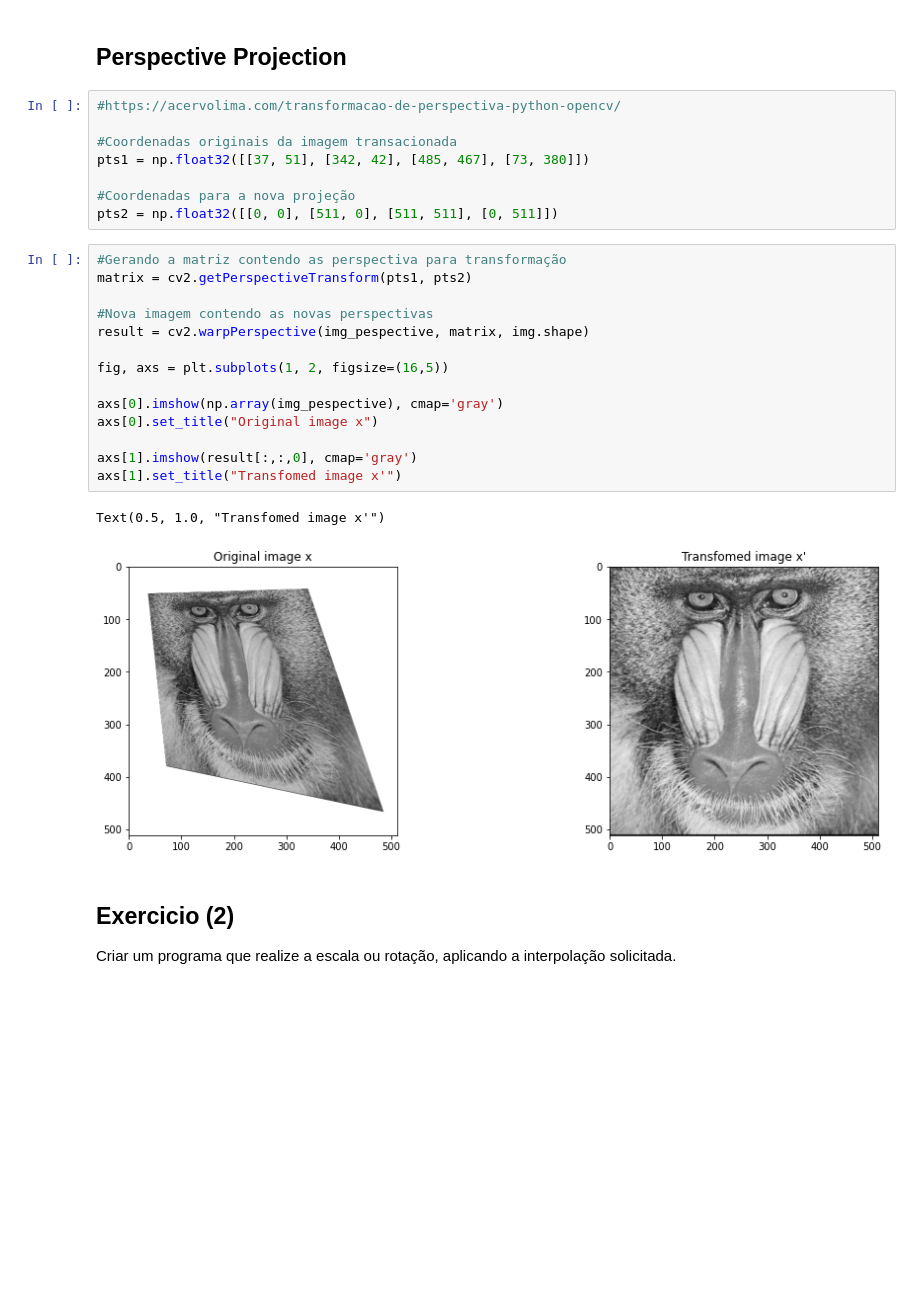
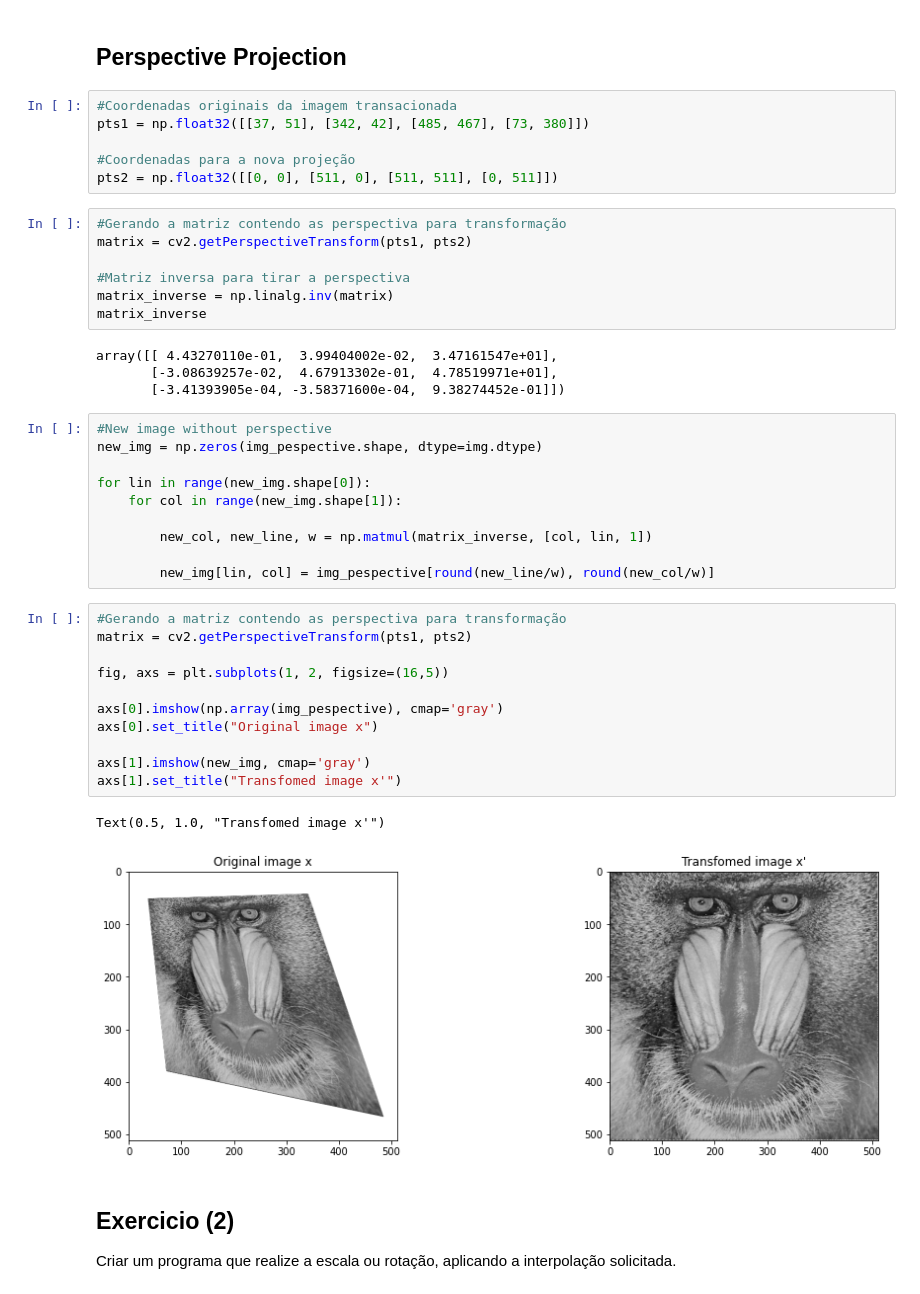
Before and after one commit to lstival/mo443, a Jupyter notebook: T4/T4_MO443.ipynb, the cells around one changed output. Drawn from its saved outputs; the diff is of its cells as text; blank space fills up the shorter version.

Commit message:
Fix: Exer_1 perspec. manual

```diff
--- a/T4/T4_MO443.ipynb
+++ b/T4/T4_MO443.ipynb
@@ -50,30 +50,46 @@ Text(0.5, 1.0, 'Transformed image')
 # %% [markdown]
  ## Perspective Projection
 # %%
-#https://acervolima.com/transformacao-de-perspectiva-python-opencv/
-
 #Coordenadas originais da imagem transacionada
 pts1 = np.float32([[37, 51], [342, 42], [485, 467], [73, 380]])
 
 #Coordenadas para a nova projeção
 pts2 = np.float32([[0, 0], [511, 0], [511, 511], [0, 511]])
+# %%
+#Gerando a matriz contendo as perspectiva para transformação
+matrix = cv2.getPerspectiveTransform(pts1, pts2)
+
+#Matriz inversa para tirar a perspectiva
+matrix_inverse = np.linalg.inv(matrix)
+matrix_inverse
+# %% [output]
+array([[ 4.43270110e-01,  3.99404002e-02,  3.47161547e+01],
+       [-3.08639257e-02,  4.67913302e-01,  4.78519971e+01],
+       [-3.41393905e-04, -3.58371600e-04,  9.38274452e-01]])
+# %%
+#New image without perspective
+new_img = np.zeros(img_pespective.shape, dtype=img.dtype)
+
+for lin in range(new_img.shape[0]):
+    for col in range(new_img.shape[1]):
+
+        new_col, new_line, w = np.matmul(matrix_inverse, [col, lin, 1])
+
+        new_img[lin, col] = img_pespective[round(new_line/w), round(new_col/w)]
 # %%
 #Gerando a matriz contendo as perspectiva para transformação
 matrix = cv2.getPerspectiveTransform(pts1, pts2)
-
-#Nova imagem contendo as novas perspectivas
-result = cv2.warpPerspective(img_pespective, matrix, img.shape)
 
 fig, axs = plt.subplots(1, 2, figsize=(16,5))
 
 axs[0].imshow(np.array(img_pespective), cmap='gray')
 axs[0].set_title("Original image x")
 
-axs[1].imshow(result[:,:,0], cmap='gray')
+axs[1].imshow(new_img, cmap='gray')
 axs[1].set_title("Transfomed image x'")
 # %% [output]
 Text(0.5, 1.0, "Transfomed image x'")
-[figure, old version]
+[figure, new version]
 # %% [markdown]
 ## Exercicio (2)
 Criar um programa que realize a escala ou rotação, aplicando a interpolação solicitada.
```
Also changed, not shown: parts of 3 cells of this notebook, 1 other file.
